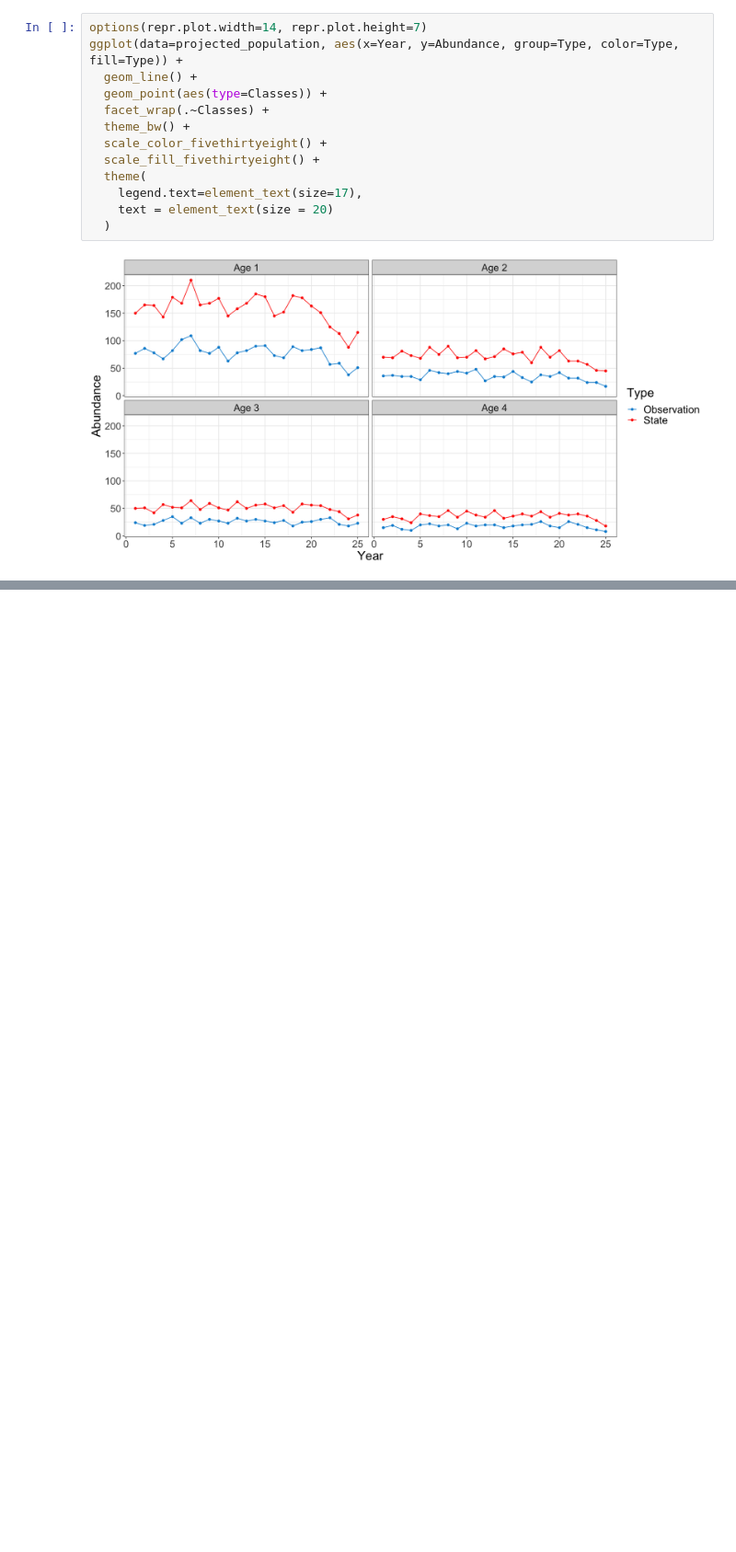
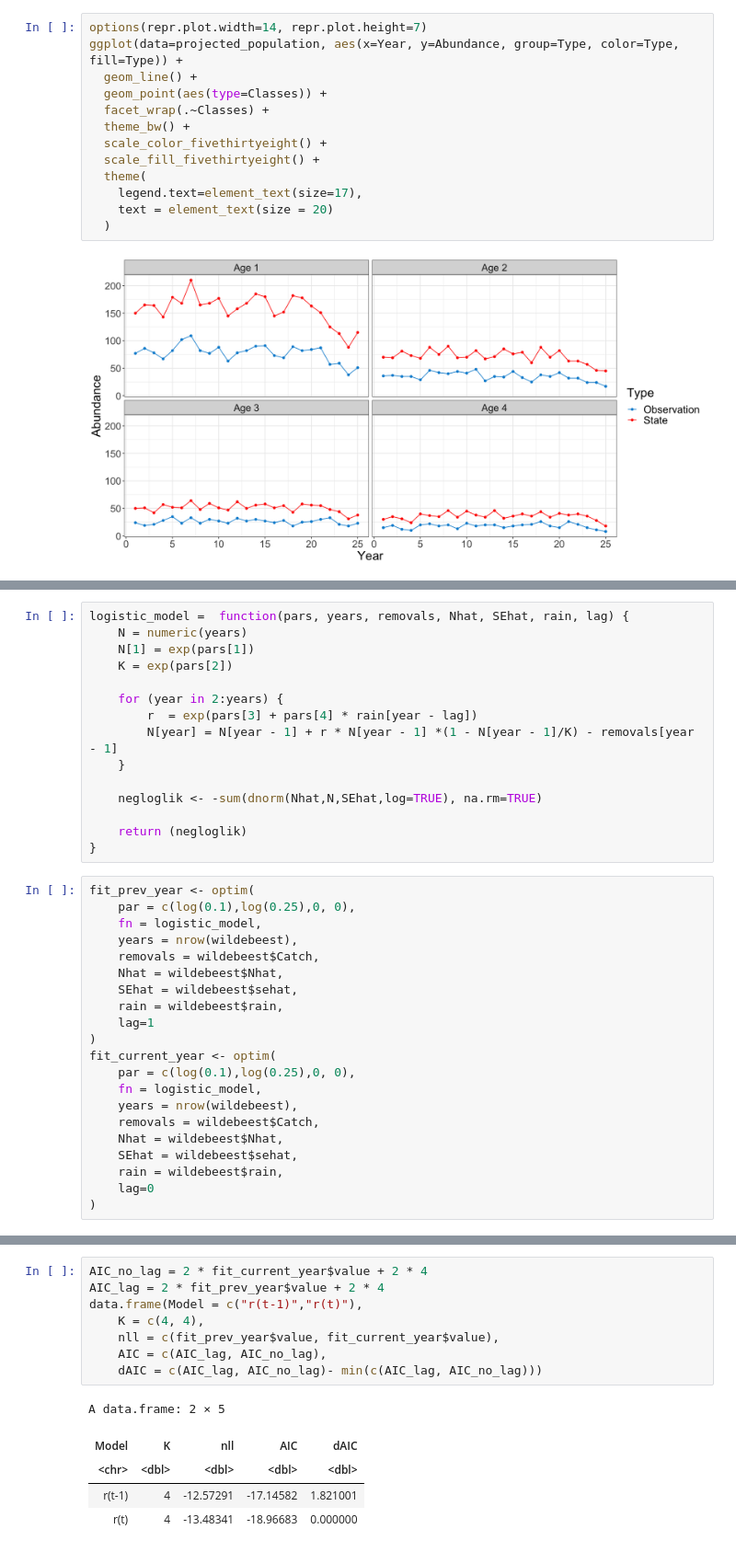
Before and after one commit to erikseulean/wildlife, a Jupyter notebook: Assignment1_ErikCristianSeulean.ipynb, the cells around one changed output, grey strips where cells are left out. Shown at 92% size. Saved outputs shown, nothing was run; the diff lists cells and outputs as text; blank space fills up the shorter version.

```diff
--- a/Project 1.ipynb
+++ b/Assignment1_ErikCristianSeulean.ipynb
@@ -138,0 +170,36 @@ ggplot(data=projected_population, aes(x=Year, y=Abundance, group=Type, color=Typ
+# %%
+logistic_model =  function(pars, years, removals, Nhat, SEhat, rain, lag) {
+    N = numeric(years)
+    N[1] = exp(pars[1])
+    K = exp(pars[2])
+
+    for (year in 2:years) {
+        r  = exp(pars[3] + pars[4] * rain[year - lag])
+        N[year] = N[year - 1] + r * N[year - 1] *(1 - N[year - 1]/K) - removals[year - 1]
+    }
+
+    negloglik <- -sum(dnorm(Nhat,N,SEhat,log=TRUE), na.rm=TRUE)
+
+    return (negloglik)
+}
+# %%
+fit_prev_year <- optim(
+    par = c(log(0.1),log(0.25),0, 0),
+    fn = logistic_model,
+    years = nrow(wildebeest),
+    removals = wildebeest$Catch,
+    Nhat = wildebeest$Nhat,
+    SEhat = wildebeest$sehat,
+    rain = wildebeest$rain,
+    lag=1
+)
+fit_current_year <- optim(
+    par = c(log(0.1),log(0.25),0, 0),
+    fn = logistic_model,
+    years = nrow(wildebeest),
+    removals = wildebeest$Catch,
+    Nhat = wildebeest$Nhat,
+    SEhat = wildebeest$sehat,
+    rain = wildebeest$rain,
+    lag=0
+)
@@ -138,0 +221,14 @@ ggplot(data=projected_population, aes(x=Year, y=Abundance, group=Type, color=Typ
+# %%
+AIC_no_lag = 2 * fit_current_year$value + 2 * 4
+AIC_lag = 2 * fit_prev_year$value + 2 * 4
+data.frame(Model = c("r(t-1)","r(t)"),
+    K = c(4, 4),
+    nll = c(fit_prev_year$value, fit_current_year$value),
+    AIC = c(AIC_lag, AIC_no_lag),
+    dAIC = c(AIC_lag, AIC_no_lag)- min(c(AIC_lag, AIC_no_lag)))
+# %% [output]
+A data.frame: 2 × 5
+| Model | K | nll | AIC | dAIC |
+| <chr> | <dbl> | <dbl> | <dbl> | <dbl> |
+| r(t-1) | 4 | -12.57291 | -17.14582 | 1.821001 |
+| r(t) | 4 | -13.48341 | -18.96683 | 0.000000 |
```
Also changed, not shown: parts of 20 cells of this notebook.
